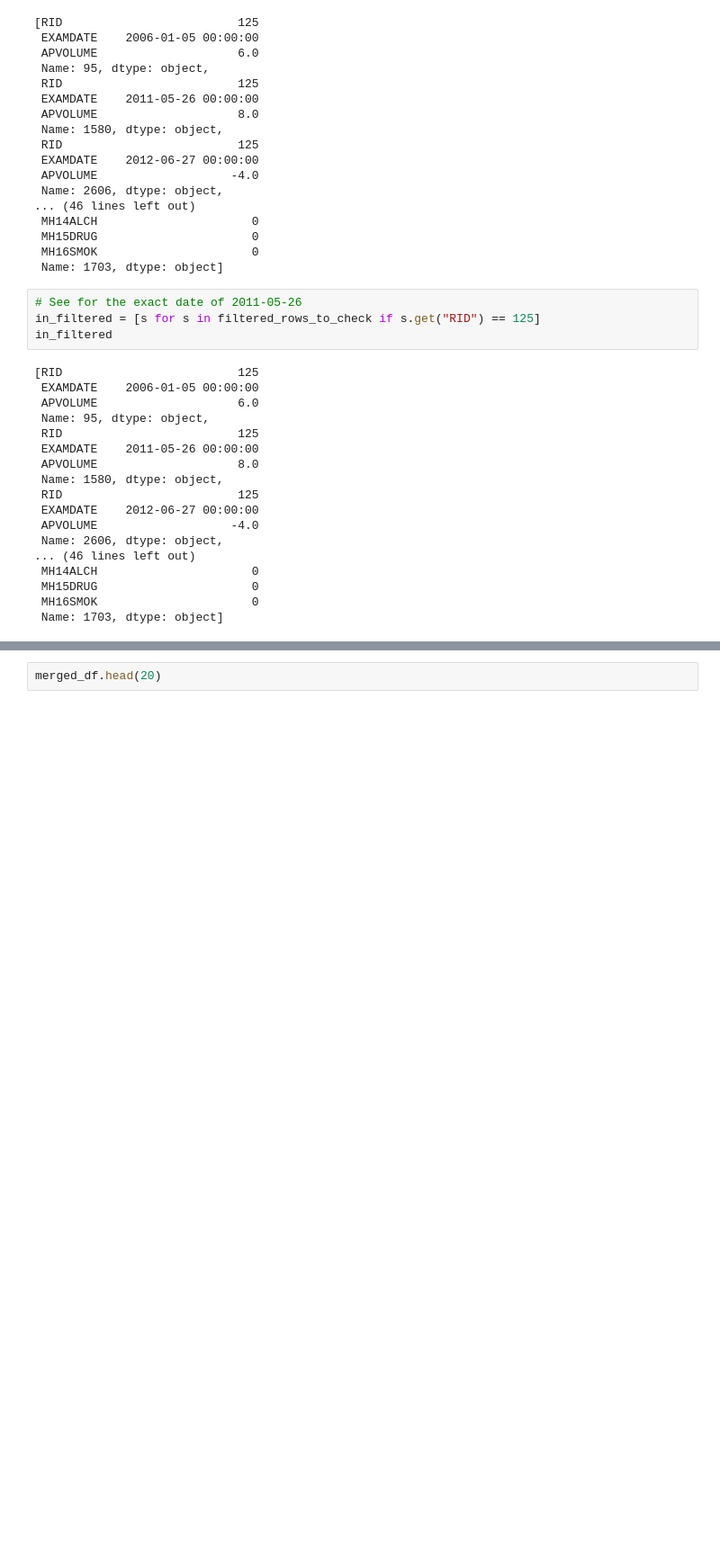
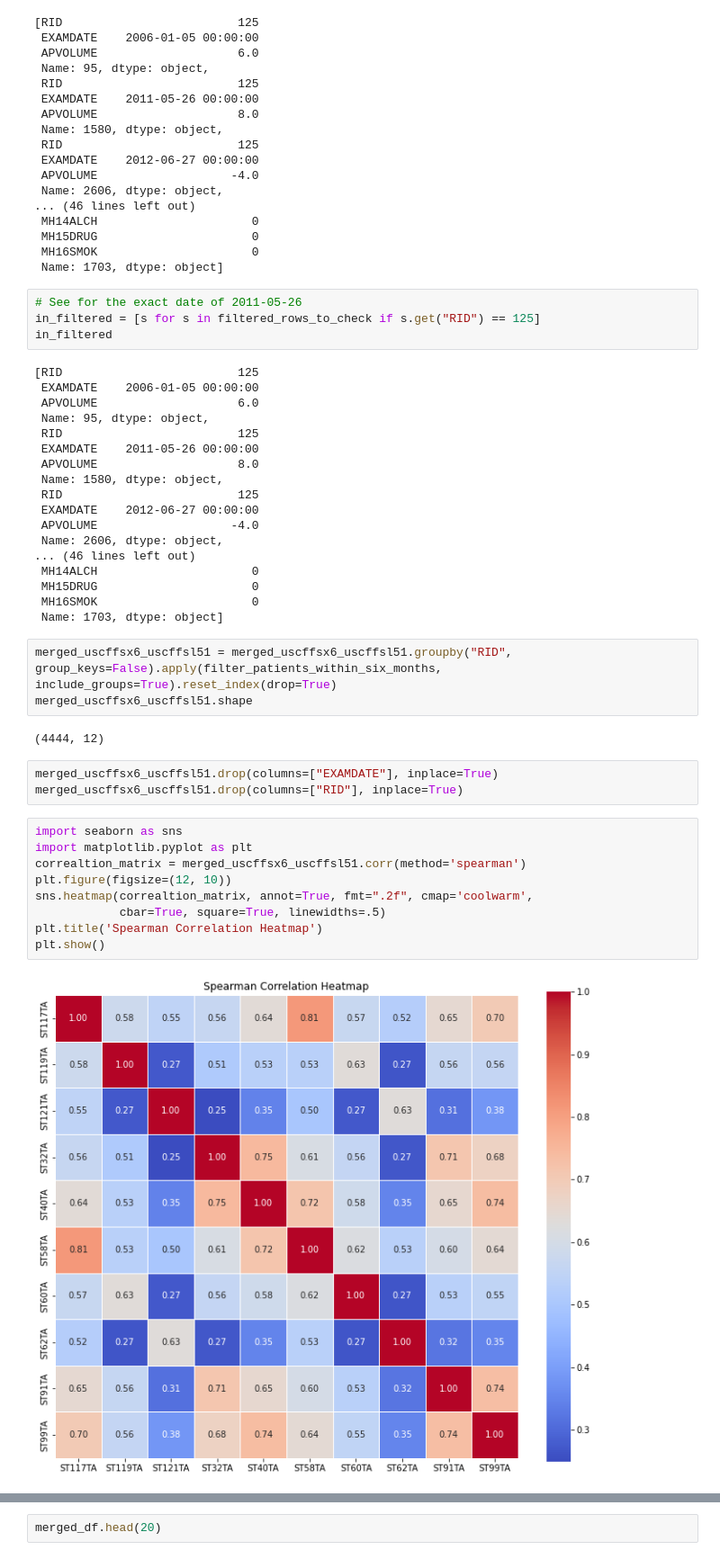
Before and after one commit to Shannon-Barretto/dissertation, a Jupyter notebook: code/dataprocessing.ipynb, the cells around one changed output, grey strips where cells are left out. Shown: that part at 90% size. Saved outputs shown, nothing was run; the diff lists cells and outputs as text; blank space fills up the shorter version.

```diff
--- a/code/dataprocessing.ipynb
+++ b/code/dataprocessing.ipynb
@@ -377,6 +359,25 @@ in_filtered
  MH15DRUG                      0
  MH16SMOK                      0
  Name: 1703, dtype: object]
+# %%
+merged_uscffsx6_uscffsl51 = merged_uscffsx6_uscffsl51.groupby("RID", group_keys=False).apply(filter_patients_within_six_months, include_groups=True).reset_index(drop=True)
+merged_uscffsx6_uscffsl51.shape
+# %% [output]
+(4444, 12)
+# %%
+merged_uscffsx6_uscffsl51.drop(columns=["EXAMDATE"], inplace=True)
+merged_uscffsx6_uscffsl51.drop(columns=["RID"], inplace=True)
+# %%
+import seaborn as sns
+import matplotlib.pyplot as plt
+correaltion_matrix = merged_uscffsx6_uscffsl51.corr(method='spearman')
+plt.figure(figsize=(12, 10))
+sns.heatmap(correaltion_matrix, annot=True, fmt=".2f", cmap='coolwarm',
+            cbar=True, square=True, linewidths=.5)
+plt.title('Spearman Correlation Heatmap')
+plt.show()
+# %% [output]
+[figure, added]
 # %%
 from functools import reduce
 
```
Also changed, not shown: parts of 19 cells of this notebook, 1 other file.
